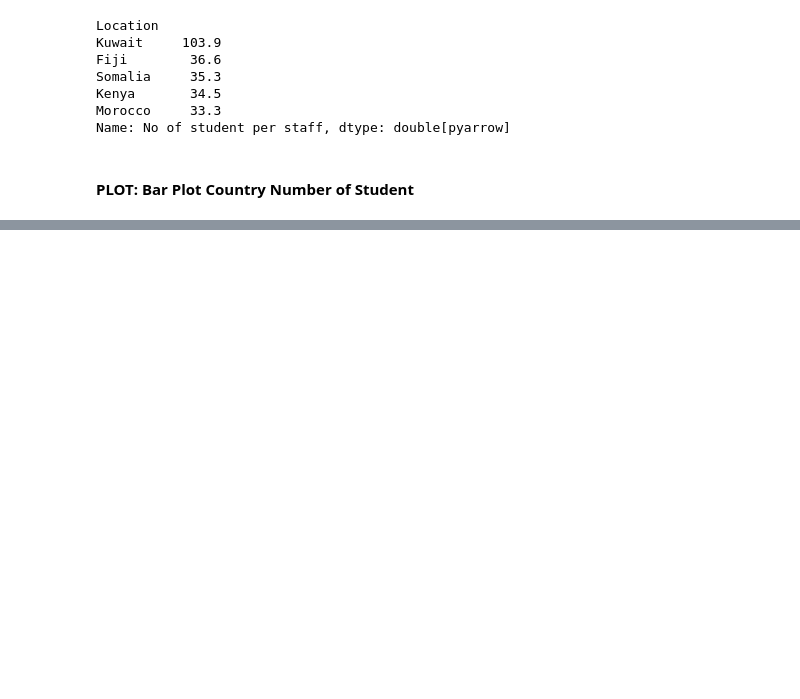
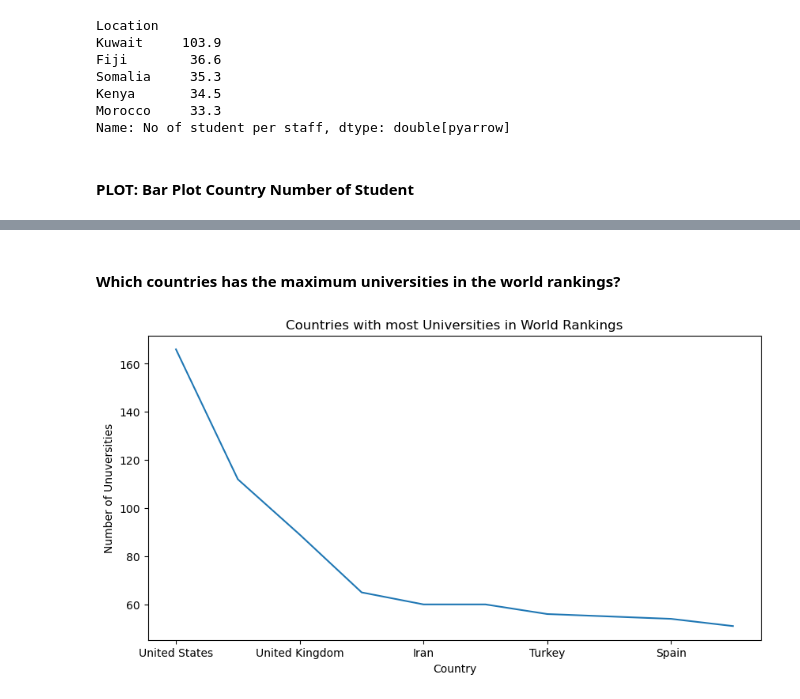
Before and after one commit to look4abhinav/University-Rankings, a Jupyter notebook: UniversityRakings.ipynb, the cells around one changed output, grey strips where cells are left out. Cells and saved outputs as stored; diff of their text form; code cells hidden in the pictures; blank space fills up the shorter version.

```diff
--- a/UniversityRakings.ipynb
+++ b/UniversityRakings.ipynb
@@ -105,3 +105,14 @@ plt.title('Students in Coutries')
 plt.show()
 # %% [output]
 [figure]
+# %% [markdown]
+#### Which countries has the maximum universities in the world rankings?
+# %%
+plt.figure(figsize = (10, 5))
+ax = uni.groupby("Location")["Name of University"].count().sort_values(ascending=False).head(10).plot()
+plt.xlabel('Country')
+plt.ylabel('Number of Unuversities')
+plt.title('Countries with most Universities in World Rankings')
+plt.show()
+# %% [output]
+[figure, added]
```
Also changed, not shown: 2 other files.
